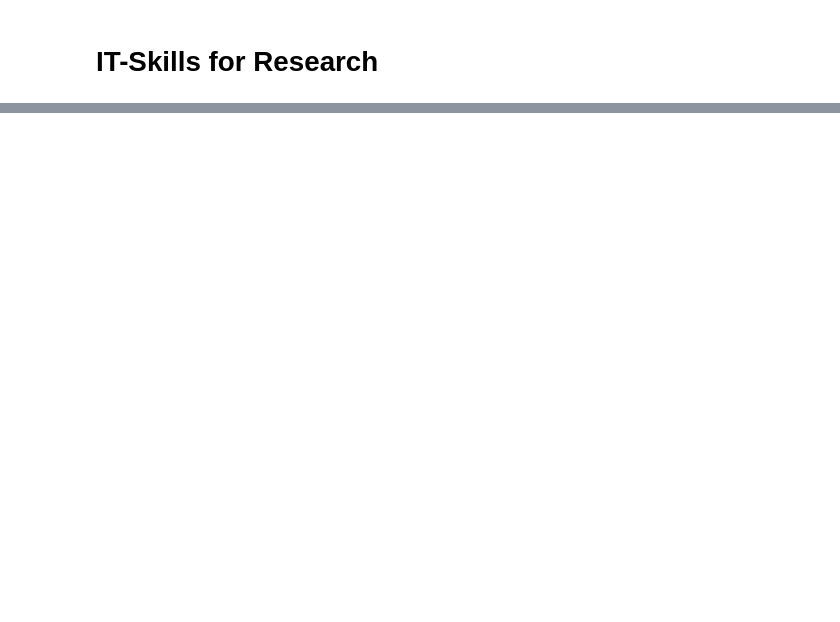
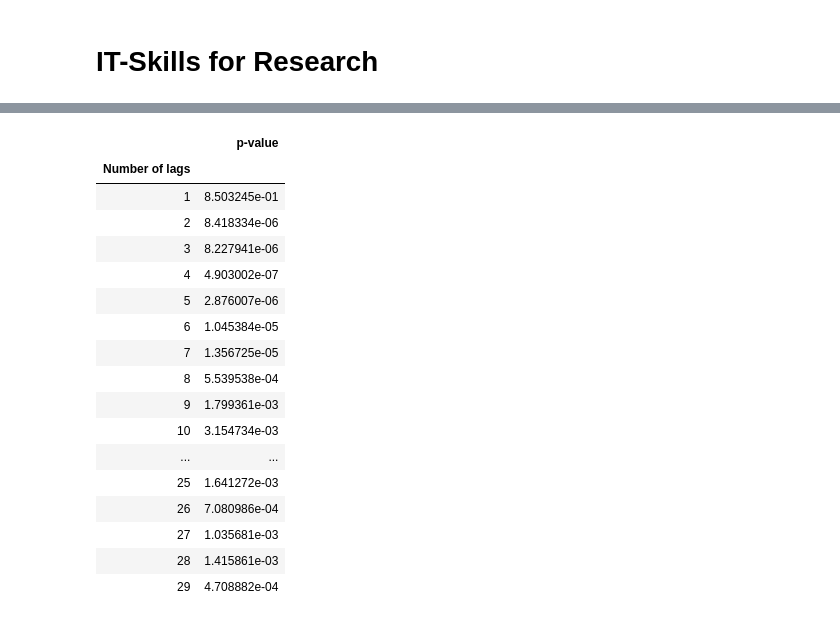
Before and after one commit to jvf3/homework, a Jupyter notebook: notebooks/final.ipynb, the cells around one changed output, grey strips where cells are left out. Drawn from its saved outputs; the diff is of its cells as text; code cells hidden in the pictures; blank space fills up the shorter version.

```diff
--- a/notebooks/final.ipynb
+++ b/notebooks/final.ipynb
@@ -132,0 +235,21 @@ mergedDailyRets
+# %%
+pvalues_gtest_nasdaq_stoxx
+# %% [output]
+|  | p-value |
+| Number of lags |  |
+| 1 | 8.503245e-01 |
+| 2 | 8.418334e-06 |
+| 3 | 8.227941e-06 |
+| 4 | 4.903002e-07 |
+| 5 | 2.876007e-06 |
+| 6 | 1.045384e-05 |
+| 7 | 1.356725e-05 |
+| 8 | 5.539538e-04 |
+| 9 | 1.799361e-03 |
+| 10 | 3.154734e-03 |
+| ... | ... |
+| 25 | 1.641272e-03 |
+| 26 | 7.080986e-04 |
+| 27 | 1.035681e-03 |
+| 28 | 1.415861e-03 |
+| 29 | 4.708882e-04 |
```
Also changed, not shown: parts of 7 cells of this notebook.
